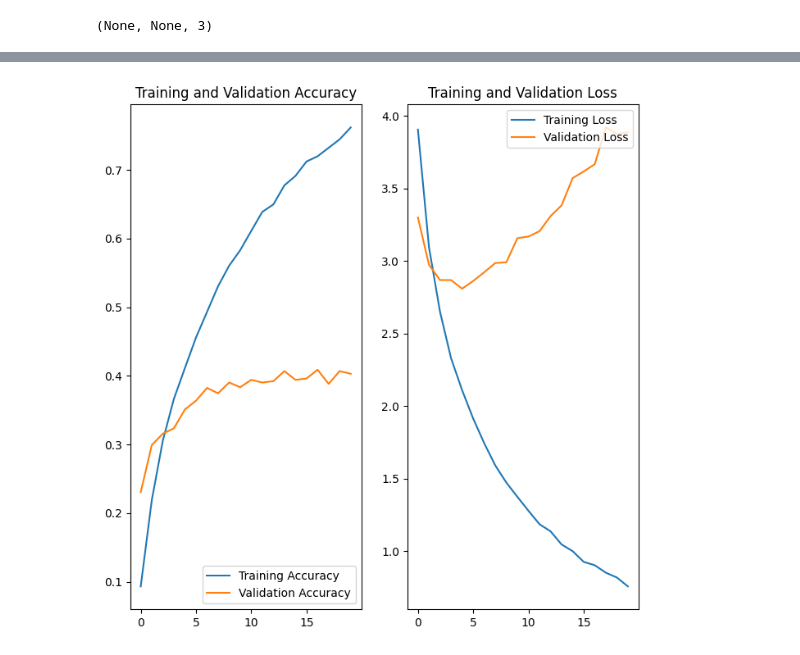
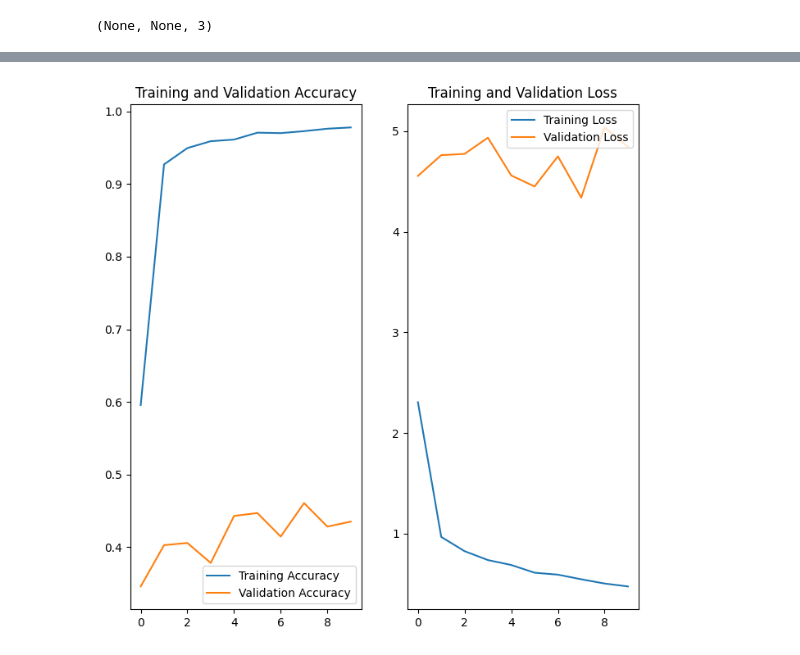
Before and after one commit to lizzy02g/INT2-Image-Classification, a Jupyter notebook: Flowers.ipynb, the cells around one changed output, grey strips where cells are left out. Drawn from its saved outputs; the diff is of its cells as text; code cells hidden in the pictures.

```diff
--- a/Flowers.ipynb
+++ b/Flowers.ipynb
@@ -53,0 +51,26 @@ Figure(1200x600)
+# %%
+batch_size = 256
+image_size = 128
+
+def crop_and_resize_image(image, label):
+  shape = tf.shape(image)
+  #[-1] index is the image channel
+  height = shape[-3]
+  width = shape[-2]
+
+  #takes shortest dimension and crops square
+  if height > width:
+      image = tf.image.crop_to_bounding_box(image, offset_height=(height - width) // 2, offset_width=0, target_height=width, target_width=width)
+  else:
+      image = tf.image.crop_to_bounding_box(image, offset_height=0, offset_width=(width - height) // 2, target_height=height, target_width=height)
+
+  # shortest = tf.math.minimum(height, width)
+  # image = tf.image.random_crop(image, (shortest, shortest, 3))
+
+  #downsample image
+  image = tf.image.resize(image, (image_size, image_size), antialias=True)/255.0
+  return image, label
+
+test_batches = test.map(crop_and_resize_image).batch(batch_size)
+train_batches = train.cache().shuffle(train_size, reshuffle_each_iteration=True).repeat(60).map(crop_and_resize_image).batch(batch_size).prefetch(tf.data.AUTOTUNE)
+validation_batches = validation.cache().map(crop_and_resize_image).batch(batch_size).prefetch(tf.data.AUTOTUNE)
@@ -55,9 +90,10 @@ Figure(1200x600)
 #Data augmentation
 data_augmentation = keras.Sequential([
   layers.RandomContrast(0.5),
+  layers.RandomBrightness(0.2, value_range=(0, 1)),
   layers.RandomFlip("horizontal_and_vertical"),
-  layers.RandomTranslation(0.2, 0.2, fill_mode='reflect'),
-  layers.RandomZoom(0.3, fill_mode='reflect'),
+  # layers.RandomTranslation(0.2, 0.2, fill_mode='reflect'),
+  # layers.RandomZoom(0.3, fill_mode='reflect'),
   layers.RandomRotation(0.2)
 ])
 # %%
@@ -78,7 +154,7 @@ model = keras.Sequential([
 # %%
 #Compiles our model
 model.compile(
-  optimizer=keras.optimizers.Adam(learning_rate=0.0001),
+  optimizer=keras.optimizers.Adam(learning_rate=0.001),
   loss=keras.losses.SparseCategoricalCrossentropy(), #Sparse means labels can be integers rather than one-hot enocded
   metrics=['accuracy']
   )
@@ -90,5 +166,6 @@ callbacks = [
 ]
 # %%
 #Train model and store results
-train_history = model.fit(x=train_batches, epochs=20, callbacks=callbacks, validation_data=validation_batches)
+num_epochs = 10
+train_history = model.fit(x=train_batches, epochs=num_epochs, callbacks=callbacks, validation_data=validation_batches)
 # %% [output]
@@ -117,29 +197,29 @@ model.evaluate(test_batches)
 # %%
 # Creating plots of the loss of accuracy on the training and validation sets
 acc = train_history.history['accuracy']
 val_acc = train_history.history['val_accuracy']
 loss = train_history.history['loss']
 val_loss = train_history.history['val_loss']
 
-epochs_range = range(20)
+epochs_range = range(num_epochs)
 
 # Training and Validation Accuracy
 plt.figure(figsize = (8,8))
 plt.subplot(1,2,1)
 plt.plot(epochs_range, acc, label='Training Accuracy')
 plt.plot(epochs_range, val_acc, label='Validation Accuracy')
 plt.legend(loc='lower right')
 plt.title('Training and Validation Accuracy')
 
 # Training and Validation Loss
 plt.subplot(1, 2, 2)
 plt.plot(epochs_range, loss, label='Training Loss')
 plt.plot(epochs_range, val_loss, label='Validation Loss')
 plt.legend(loc='upper right')
 plt.title('Training and Validation Loss')
 plt.show()
 # %% [output]
-[figure, old version]
+[figure, new version]
 # %%
 plot_model(model, show_shapes=True, to_file='residual_module.png')
 # %% [output]
```
Also changed, not shown: parts of 12 cells of this notebook.
